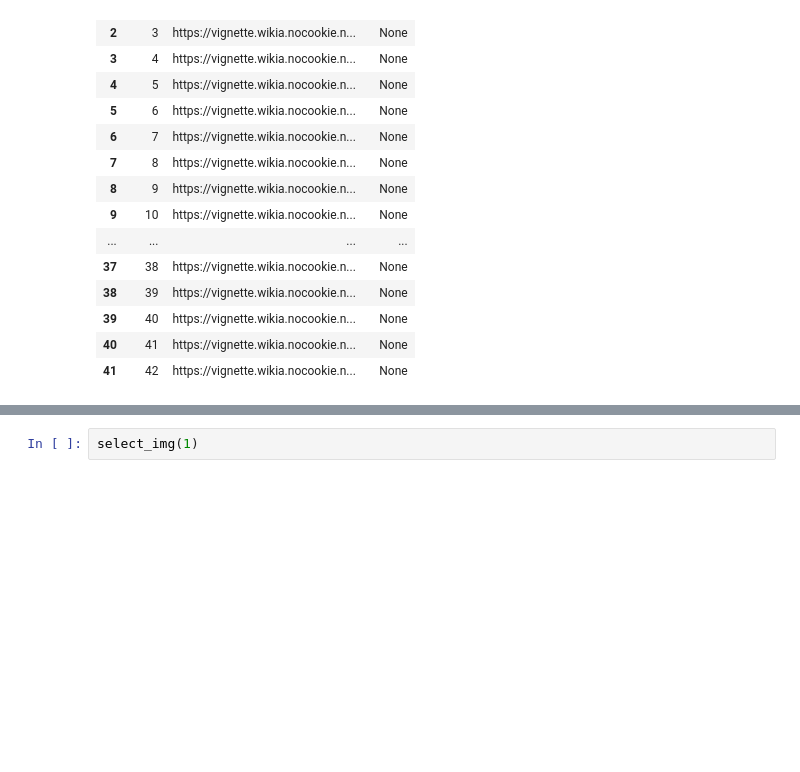
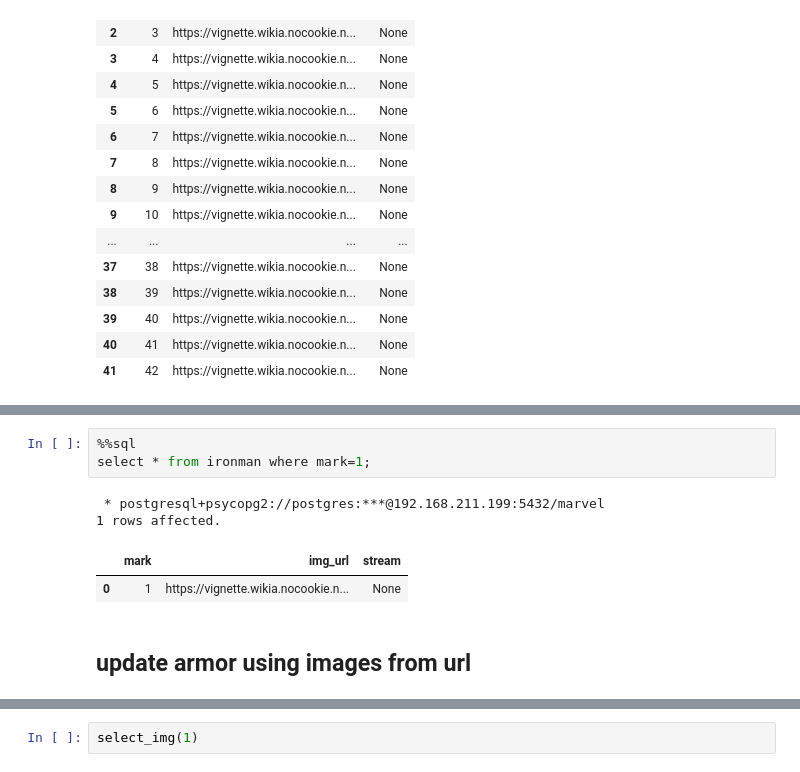
Before and after one commit to prasertcbs/postgresql_tutorial, a Jupyter notebook: postgresql_marvel_binary_obj_bytea.ipynb, the cells around one changed output, grey strips where cells are left out. Saved outputs shown, nothing was run; the diff lists cells and outputs as text; blank space fills up the shorter version.

```diff
--- a/postgresql_marvel_binary_obj_bytea.ipynb
+++ b/postgresql_marvel_binary_obj_bytea.ipynb
@@ -333,0 +362,10 @@ update_img((read_bin('img_ironman/1.jpg'), 1))
+# %%
+%%sql
+select * from ironman where mark=1;
+# %% [output]
+ * postgresql+psycopg2://postgres:***@192.168.211.199:5432/marvel
+1 rows affected.
+|  | mark | img_url | stream |
+| 0 | 1 | https://vignette.wikia.nocookie.n... | None |
+# %% [markdown]
+## update armor using images from url
```
Also changed, not shown: parts of 28 cells of this notebook, 1 other file.
